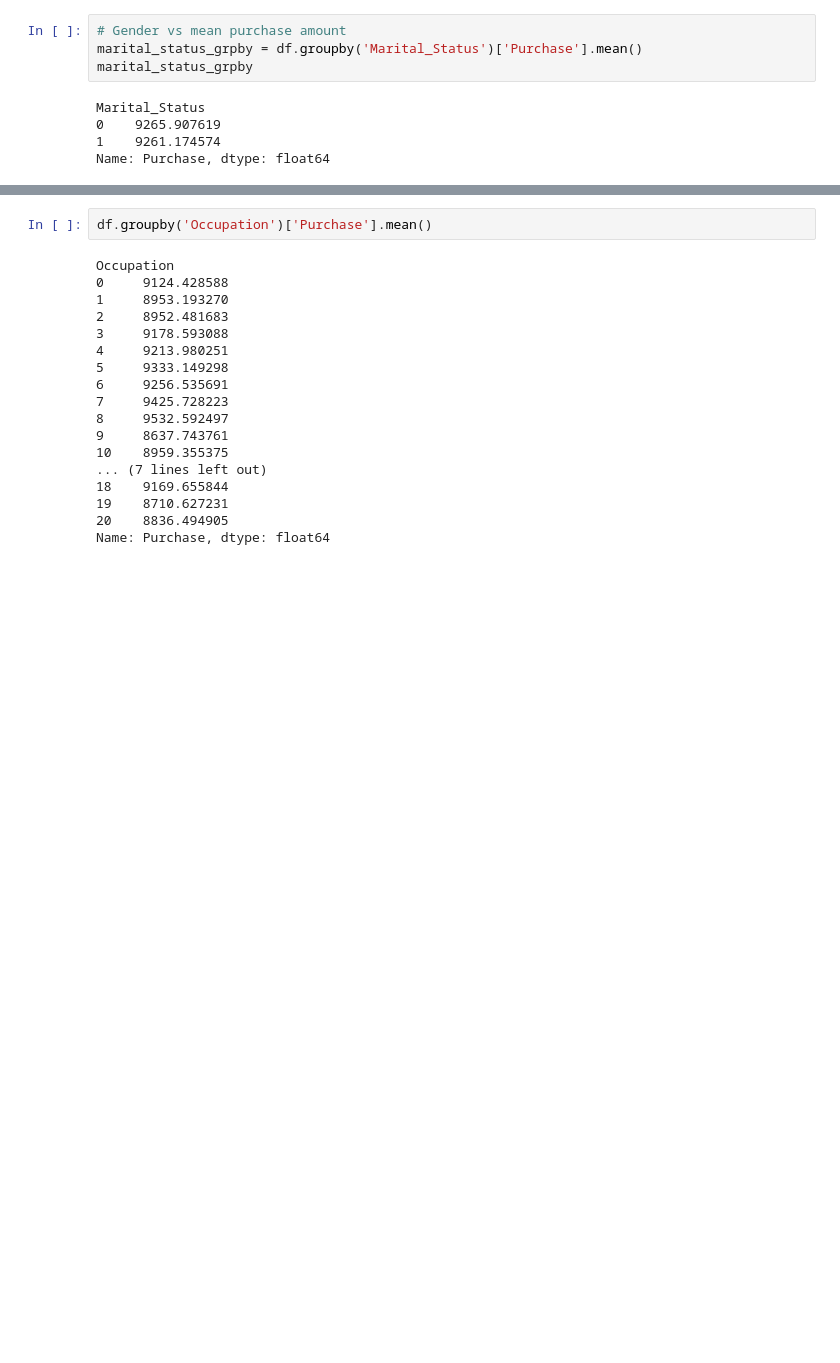
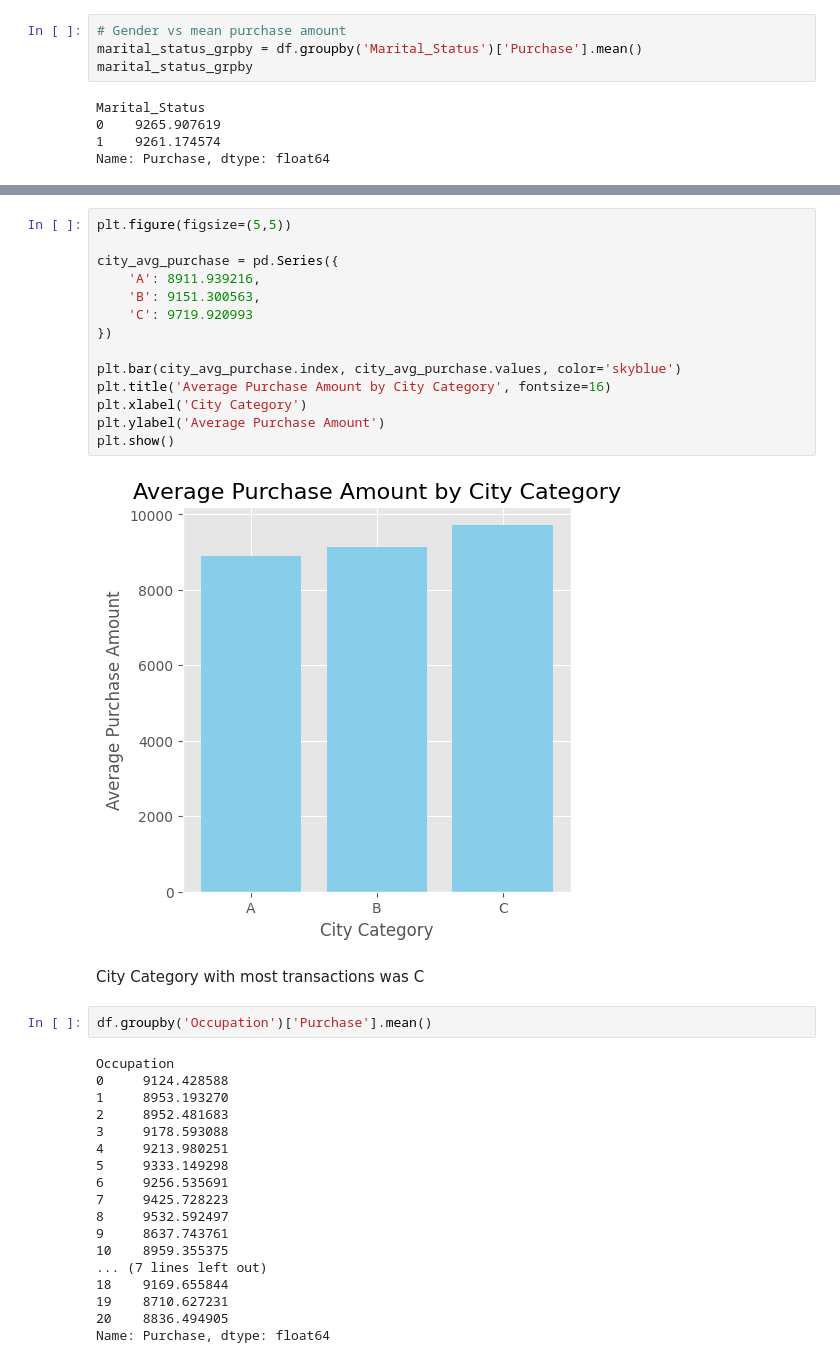
Before and after one commit to atharvmendhe18/python-project, a Jupyter notebook: black_friday_python.ipynb, the cells around one changed output, grey strips where cells are left out. Cells and saved outputs as stored; diff of their text form; blank space fills up the shorter version.

```diff
--- a/black_friday_python.ipynb
+++ b/black_friday_python.ipynb
@@ -76,3 +227,21 @@ Name: Purchase, dtype: float64
+# %%
+plt.figure(figsize=(5,5))
+
+city_avg_purchase = pd.Series({
+    'A': 8911.939216,
+    'B': 9151.300563,
+    'C': 9719.920993
+})
+
+plt.bar(city_avg_purchase.index, city_avg_purchase.values, color='skyblue')
+plt.title('Average Purchase Amount by City Category', fontsize=16)
+plt.xlabel('City Category')
+plt.ylabel('Average Purchase Amount')
+plt.show()
+# %% [output]
+[figure, added]
+# %% [markdown]
+City Category with most transactions was C
 # %%
 df.groupby('Occupation')['Purchase'].mean()
 # %% [output]
```
Also changed, not shown: parts of 50 cells of this notebook.
